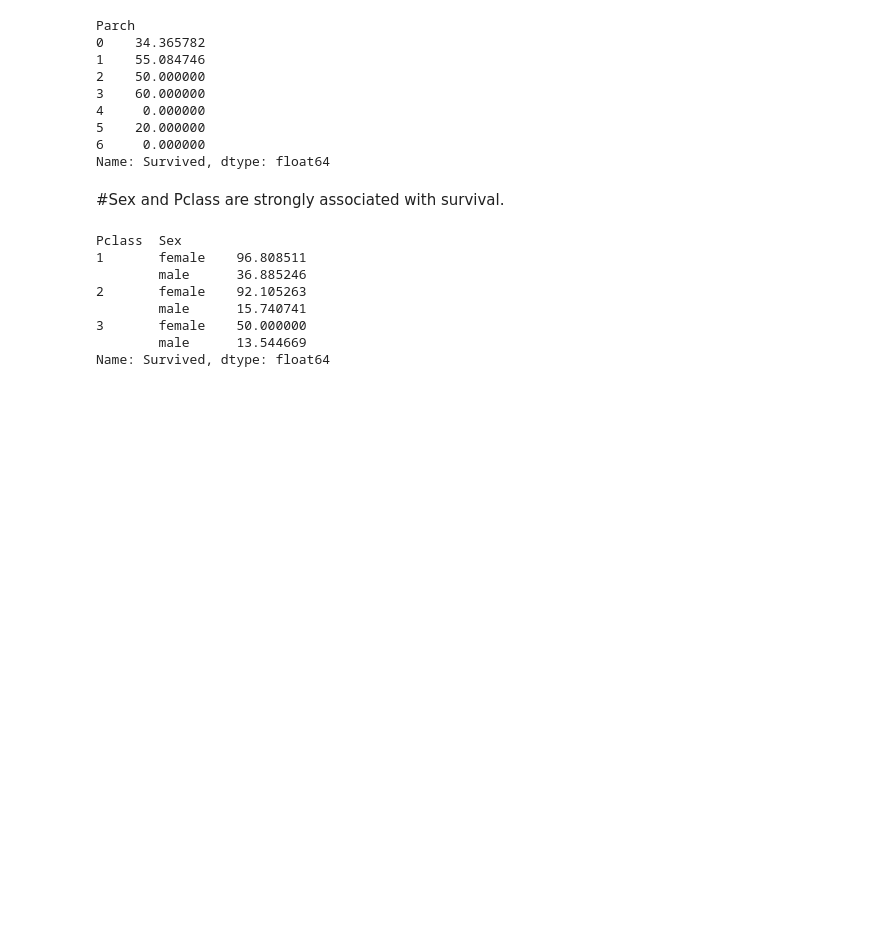
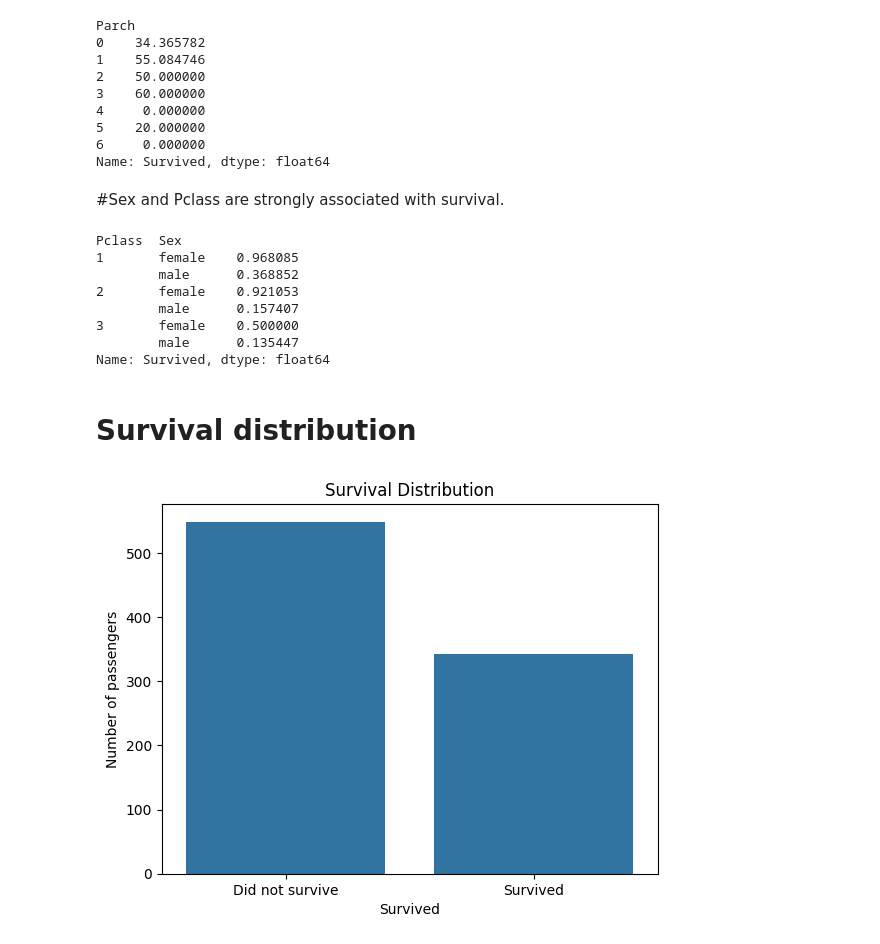
Before and after one commit to BOUTAMGHARINE/kaggle-titanic, a Jupyter notebook: notebook/ main.ipynb, the cells around one changed output. Saved outputs shown, nothing was run; the diff lists cells and outputs as text; code cells hidden in the pictures; blank space fills up the shorter version.

```diff
--- a/notebook/ main.ipynb
+++ b/notebook/ main.ipynb
@@ -96,13 +95,24 @@ Name: Survived, dtype: float64
 # %% [markdown]
 #Sex and Pclass are strongly associated with survival.
 # %%
-train.groupby(["Pclass", "Sex"])["Survived"].mean() * 100
+train.groupby(["Pclass", "Sex"])["Survived"].mean()
 # %% [output]
 Pclass  Sex
-1       female    96.808511
-        male      36.885246
-2       female    92.105263
-        male      15.740741
-3       female    50.000000
-        male      13.544669
+1       female    0.968085
+        male      0.368852
+2       female    0.921053
+        male      0.157407
+3       female    0.500000
+        male      0.135447
 Name: Survived, dtype: float64
+# %% [markdown]
+# Survival distribution
+# %%
+sns.countplot(data=train, x="Survived")
+plt.title("Survival Distribution")
+plt.xlabel("Survived")
+plt.ylabel("Number of passengers")
+plt.xticks([0, 1], ["Did not survive", "Survived"])
+plt.show()
+# %% [output]
+[figure, added]
```
Also changed, not shown: parts of 47 cells of this notebook, 1 other file.
